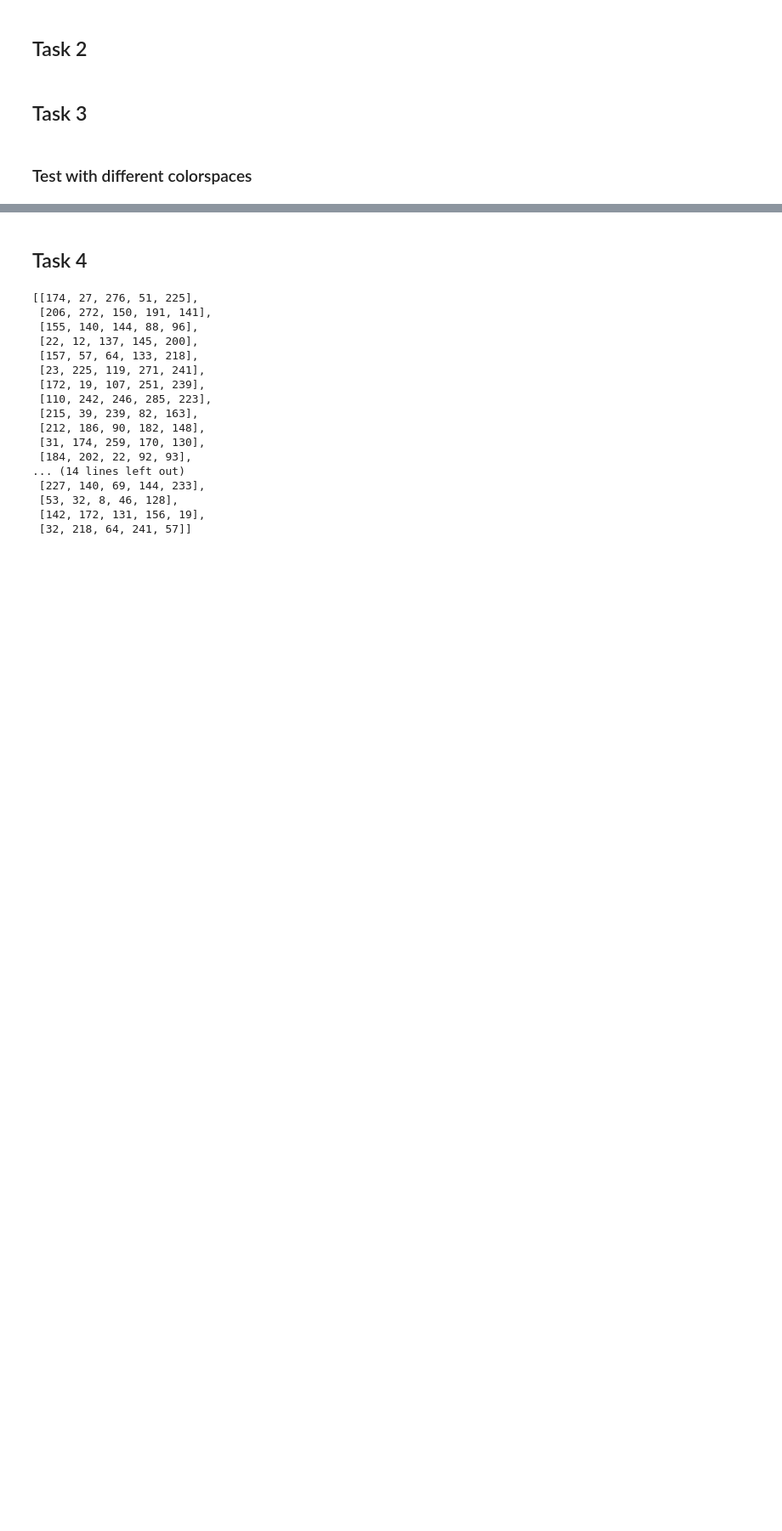
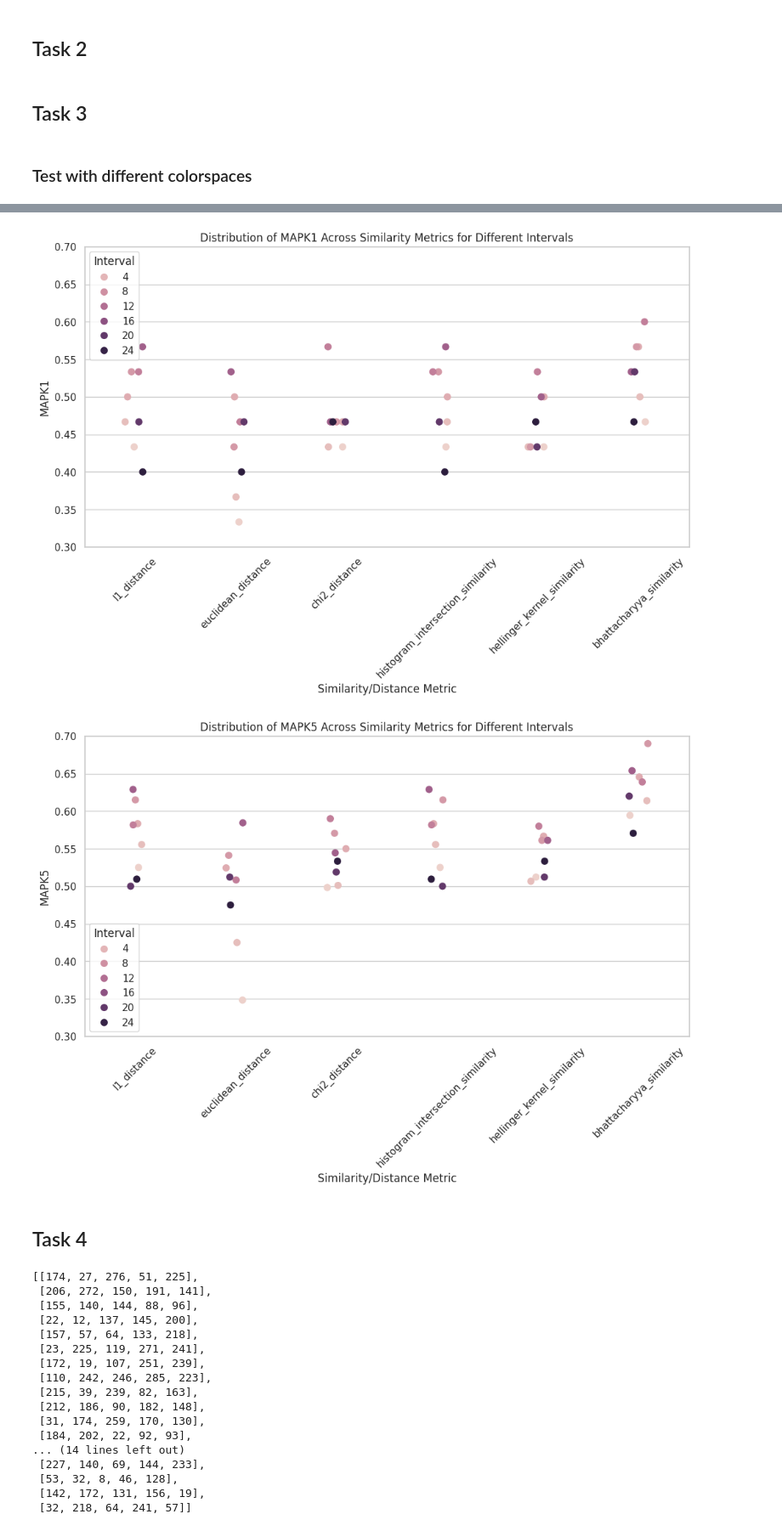
Before and after one commit to MCV-2024-C1-Project/Team5, a Jupyter notebook: working_notebook.ipynb, the cells around one changed output, grey strips where cells are left out. Shown at 85% size. Saved outputs shown, nothing was run; the diff lists cells and outputs as text; code cells hidden in the pictures; blank space fills up the shorter version.

Commit message:
Changes for plot

```diff
--- a/working_notebook.ipynb
+++ b/working_notebook.ipynb
@@ -197,18 +154,0 @@ for distance, result in result_distances.items():
-# %%
-result_similarities = {}
-
-# Check for each colorspace which ones works better
-for similarity in [SimilarityType.histogram_intersection, SimilarityType.hellinger_kernel, SimilarityType.bhattacharyya]:
-   print('Processing for similarity:', similarity.__name__)
-   bdd_dataset = ImageDataset(BBDD_PATH, colorspace=ColorSpace.CieLab, interval=14)
-   query_dataset = ImageDataset(QUERY_PATH, colorspace=ColorSpace.CieLab, interval=14)
-
-   result_similarities[similarity.__name__] = compute_results_by_similarity(
-       bdd_dataset, query_dataset, ground_truth, similarity,
-    )
-# %%
-for similarity, result in result_similarities.items():
-    print('Similarity:', similarity)
-    print('-------------------------')
-    print(' -> MAPK1 =', np.mean(result['apk1']))
-    print(' -> MAPK5 =', np.mean(result['apk5']))
@@ -215,3 +207,47 @@ for similarity, result in result_similarities.items():
+# %%
+import pandas as pd
+import seaborn as sns
+import matplotlib.pyplot as plt
+
+# Flatten the dictionary into a DataFrame
+data_list = []
+
+for interval, metrics in result.items():
+    for similarity, values in metrics.items():
+        data_list.append({
+            'Interval': interval,
+            'Similarity': similarity,
+            'MAPK1': values['mapk1'],
+            'MAPK5': values['mapk5']
+        })
+
+df = pd.DataFrame(data_list)
+
+# Plot for MAPK1
+sns.set(style="whitegrid", palette="muted")
+plt.figure(figsize=(12, 6))
+sns.stripplot(data=df, x="Similarity", y="MAPK1", hue="Interval", marker="o", size=8)
+plt.title('Distribution of MAPK1 Across Similarity Metrics for Different Intervals')
+plt.xlabel('Similarity/Distance Metric')
+plt.ylabel('MAPK1')
+plt.xticks(rotation=45)
+plt.legend(title="Interval", loc='best')
+plt.ylim((0.3, 0.7))
+plt.show()
+
+# Plot for MAPK5
+plt.figure(figsize=(12, 6))
+sns.stripplot(data=df, x="Similarity", y="MAPK5", hue="Interval", marker="o", size=8)
+plt.title('Distribution of MAPK5 Across Similarity Metrics for Different Intervals')
+plt.xlabel('Similarity/Distance Metric')
+plt.ylabel('MAPK5')
+plt.xticks(rotation=45)
+plt.legend(title="Interval", loc='best')
+plt.ylim((0.3, 0.7))
+plt.show()
+# %% [output]
+[figure, added]
+[figure, added]
 # %% [markdown]
 ## Task 4
 # %%
```
Also changed, not shown: parts of 9 cells of this notebook, 2 other files.
